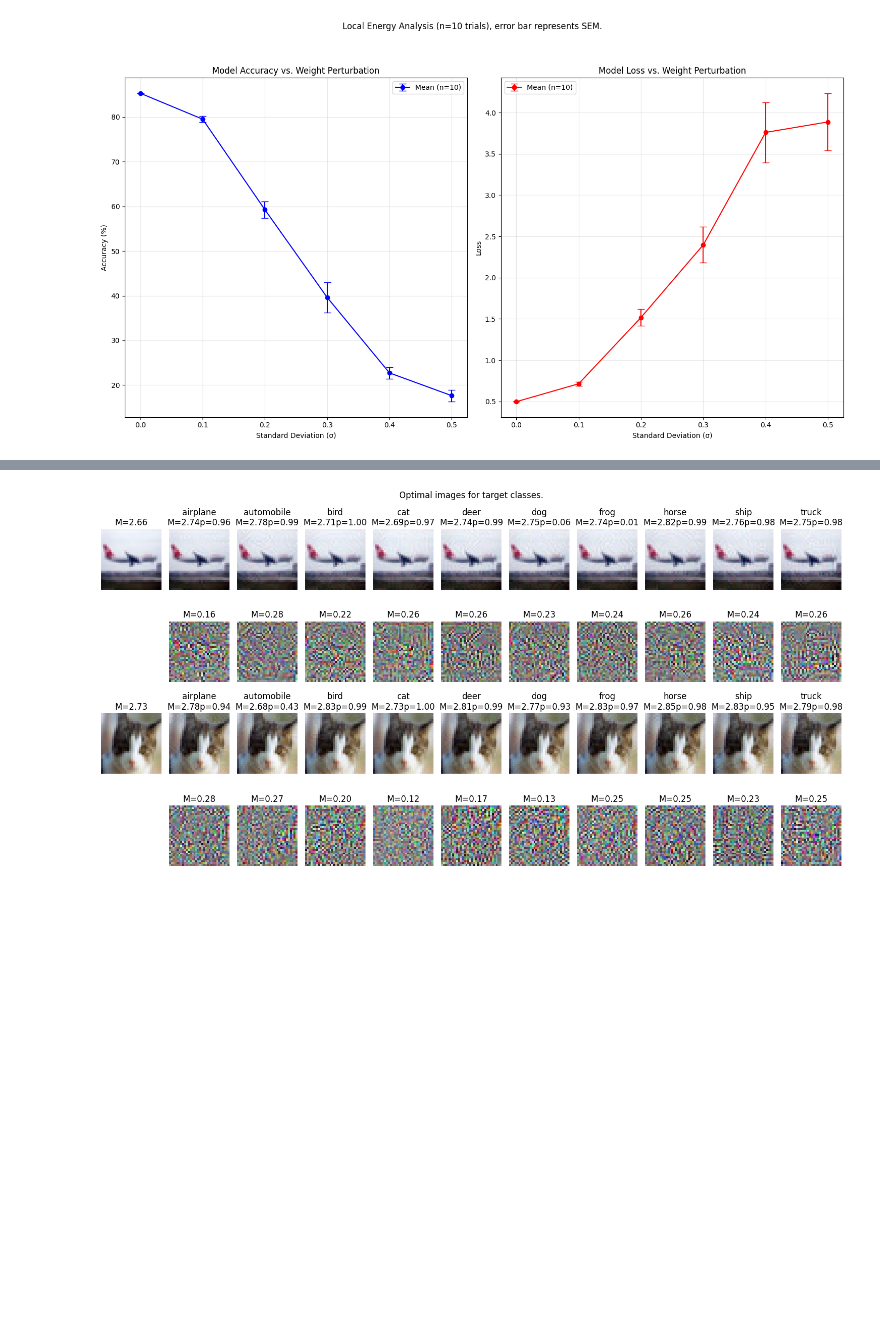
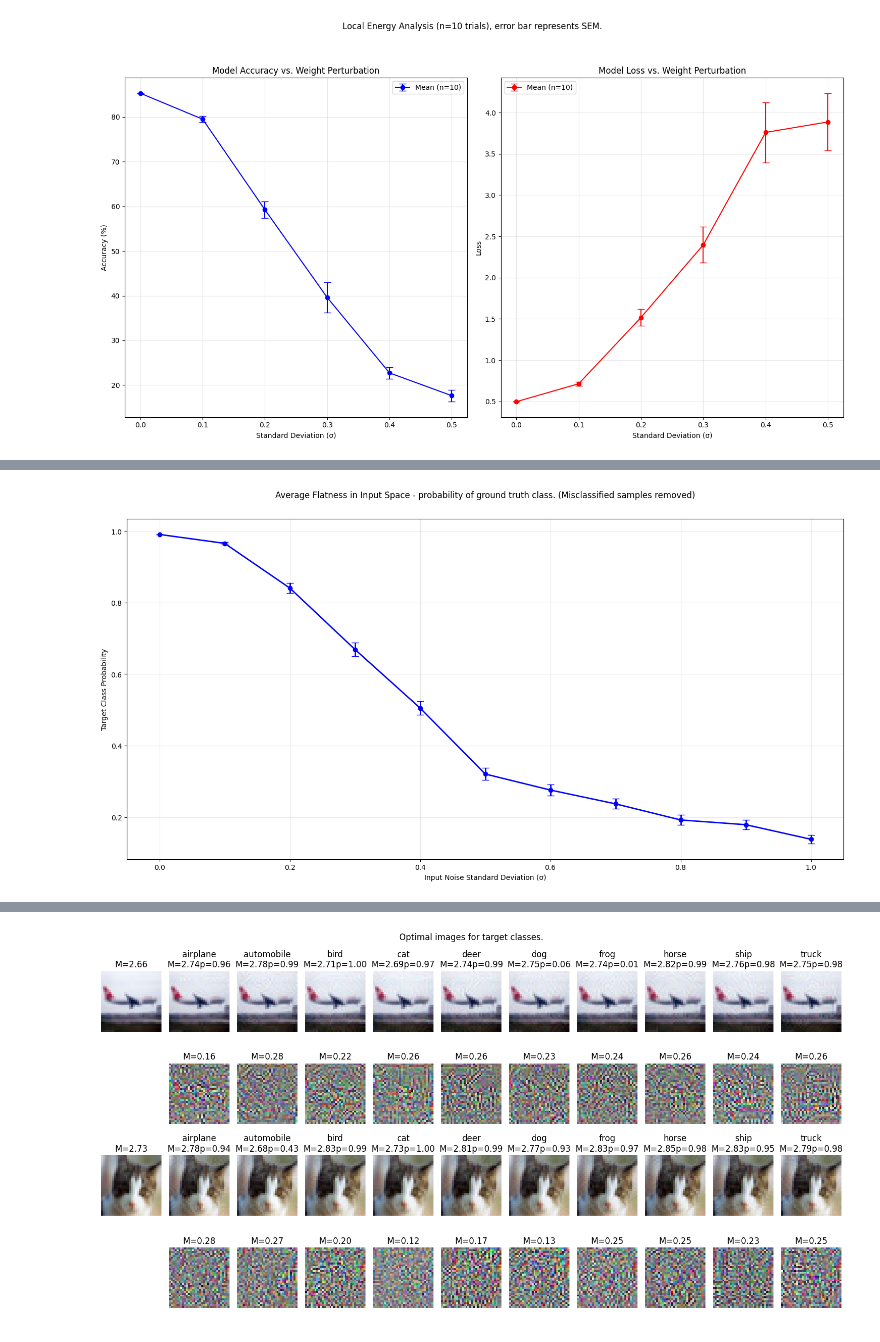
Before and after one commit to mattia-scardecchia/Generative-Data-Augmentation, a Jupyter notebook: notebooks/explore.ipynb, the cells around one changed output, grey strips where cells are left out. Cells and saved outputs as stored; diff of their text form; code cells hidden in the pictures; blank space fills up the shorter version.

```diff
--- a/notebooks/explore.ipynb
+++ b/notebooks/explore.ipynb
@@ -228,0 +224,5 @@ Filtered: kept 61/64 correctly classified samples (considered predictions with s
+# %%
+plot_average_input_flatness(results, gt, class_names=datamodule.class_names, filter_misclassified=True)
+plt.show()
+# %% [output]
+[figure, added]
```
Also changed, not shown: parts of 5 cells of this notebook, 2 other files.
